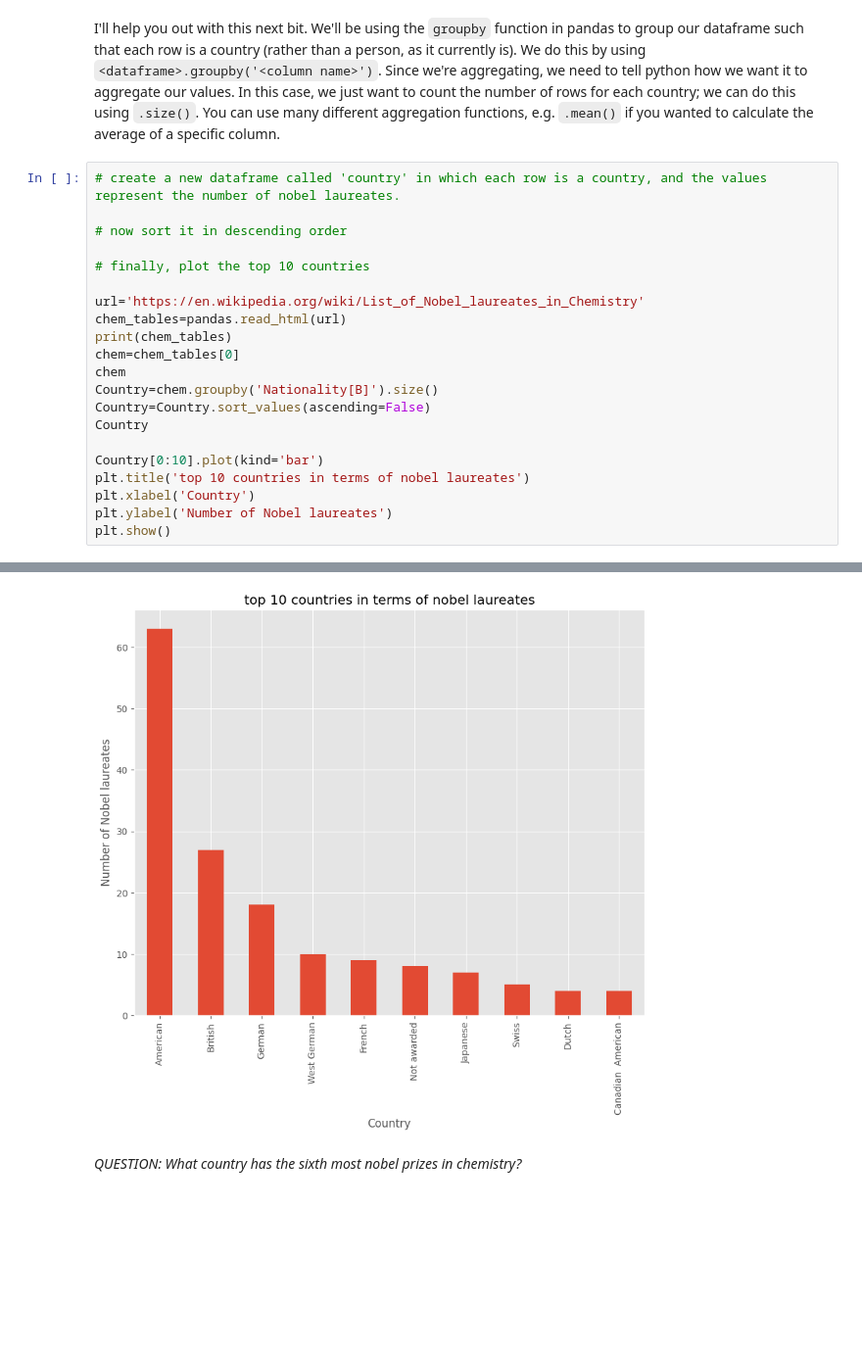
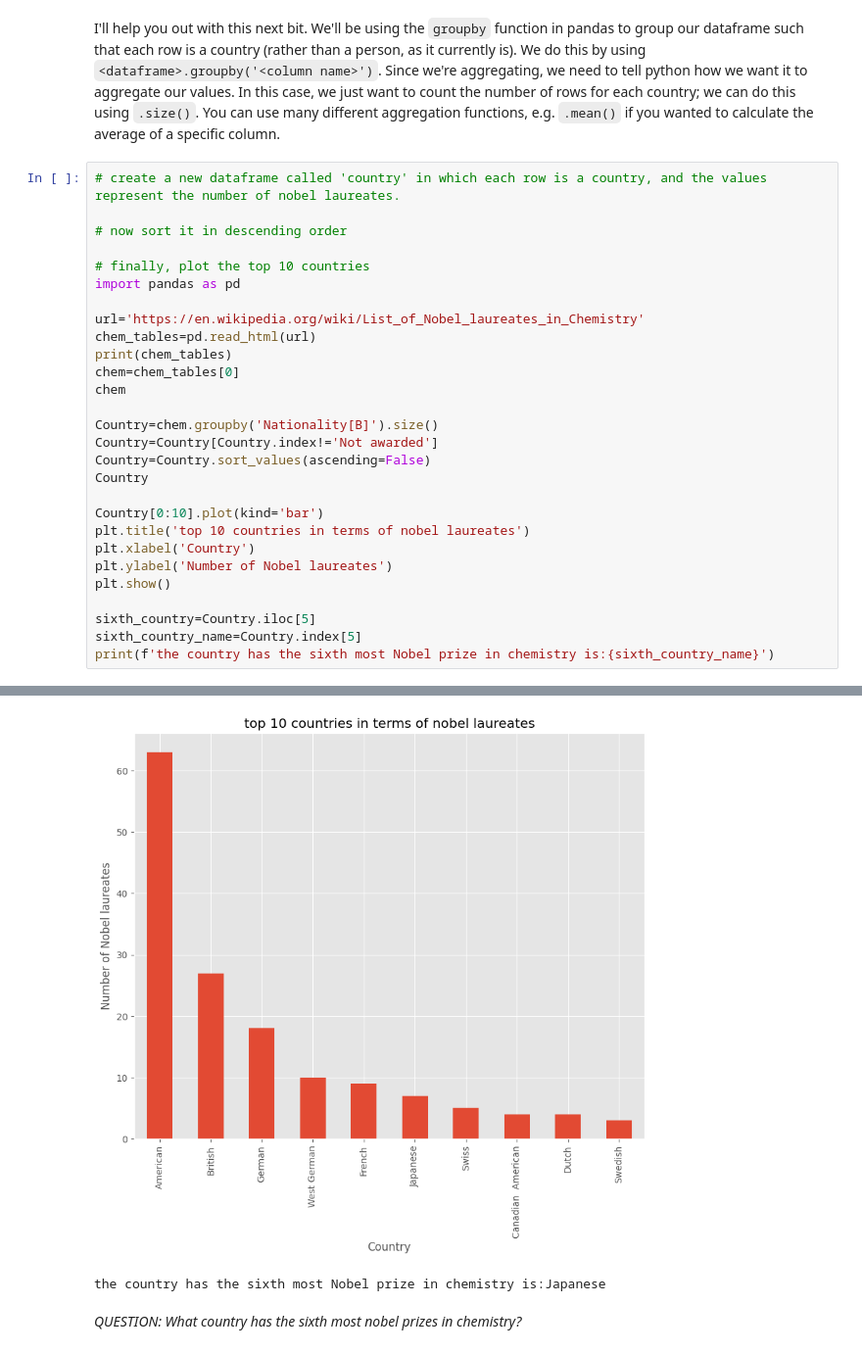
Before and after one commit to Siyuan229/QM2, a Jupyter notebook: notebooks/W02. Pandas.ipynb, the cells around one changed output, grey strips where cells are left out. Shown at 98% size. Saved outputs shown, nothing was run; the diff lists cells and outputs as text; blank space fills up the shorter version.

```diff
--- a/notebooks/W02. Pandas.ipynb
+++ b/notebooks/W02. Pandas.ipynb
@@ -422,39 +406,47 @@ I'll help you out with this next bit. We'll be using the `groupby` function in p
 # now sort it in descending order
 
 # finally, plot the top 10 countries
+import pandas as pd
 
 url='https://en.wikipedia.org/wiki/List_of_Nobel_laureates_in_Chemistry'
-chem_tables=pandas.read_html(url)
+chem_tables=pd.read_html(url)
 print(chem_tables)
 chem=chem_tables[0]
 chem
+
 Country=chem.groupby('Nationality[B]').size()
+Country=Country[Country.index!='Not awarded']
 Country=Country.sort_values(ascending=False)
 Country
 
 Country[0:10].plot(kind='bar')
 plt.title('top 10 countries in terms of nobel laureates')
 plt.xlabel('Country')
 plt.ylabel('Number of Nobel laureates')
 plt.show()
+
+sixth_country=Country.iloc[5]
+sixth_country_name=Country.index[5]
+print(f'the country has the sixth most Nobel prize in chemistry is:{sixth_country_name}')
 # %% [output]
 [     Year Image                               Laureate[A] Nationality[B]  \
 0    1901   NaN  Jacobus Henricus van 't Hoff (1852–1911)          Dutch
 1    1902   NaN          Hermann Emil Fischer (1852–1919)         German
 2    1903   NaN       Svante August Arrhenius (1859–1927)        Swedish
 3    1904   NaN            Sir William Ramsay (1852–1916)        British
 4    1905   NaN              Adolf von Baeyer (1835–1917)         German
 ..    ...   ...                                       ...            ...
 200  2023   NaN                   Louis E. Brus (b. 1943)       American
 201  2023   NaN                   Alexey Ekimov (b. 1945)        Russian
 202  2024   NaN                     David Baker (b. 1962)       American
 203  2024   NaN                  Demis Hassabis (b. 1976)        British
 204  2024   NaN                  John M. Jumper (b. 1985)       American
 ... (94 lines left out)
 0  by subject  Chemistry Economics1 Literature Peace Individu...,               0                                                  1
 0     by groups  Peace AFSC Nobel nominees PRIO Director's Shor...
 1  by Clarivate  Female Chemistry Economics1 Physics Physiology...,               0                                                  1
 0  by Clarivate  Female Chemistry Economics1 Physics Physiology...]
-[figure, old version]
+[figure, new version]
+the country has the sixth most Nobel prize in chemistry is:Japanese
 # %% [markdown]
 *QUESTION: What country has the sixth most nobel prizes in chemistry?*
```
Also changed, not shown: parts of 8 cells of this notebook.
